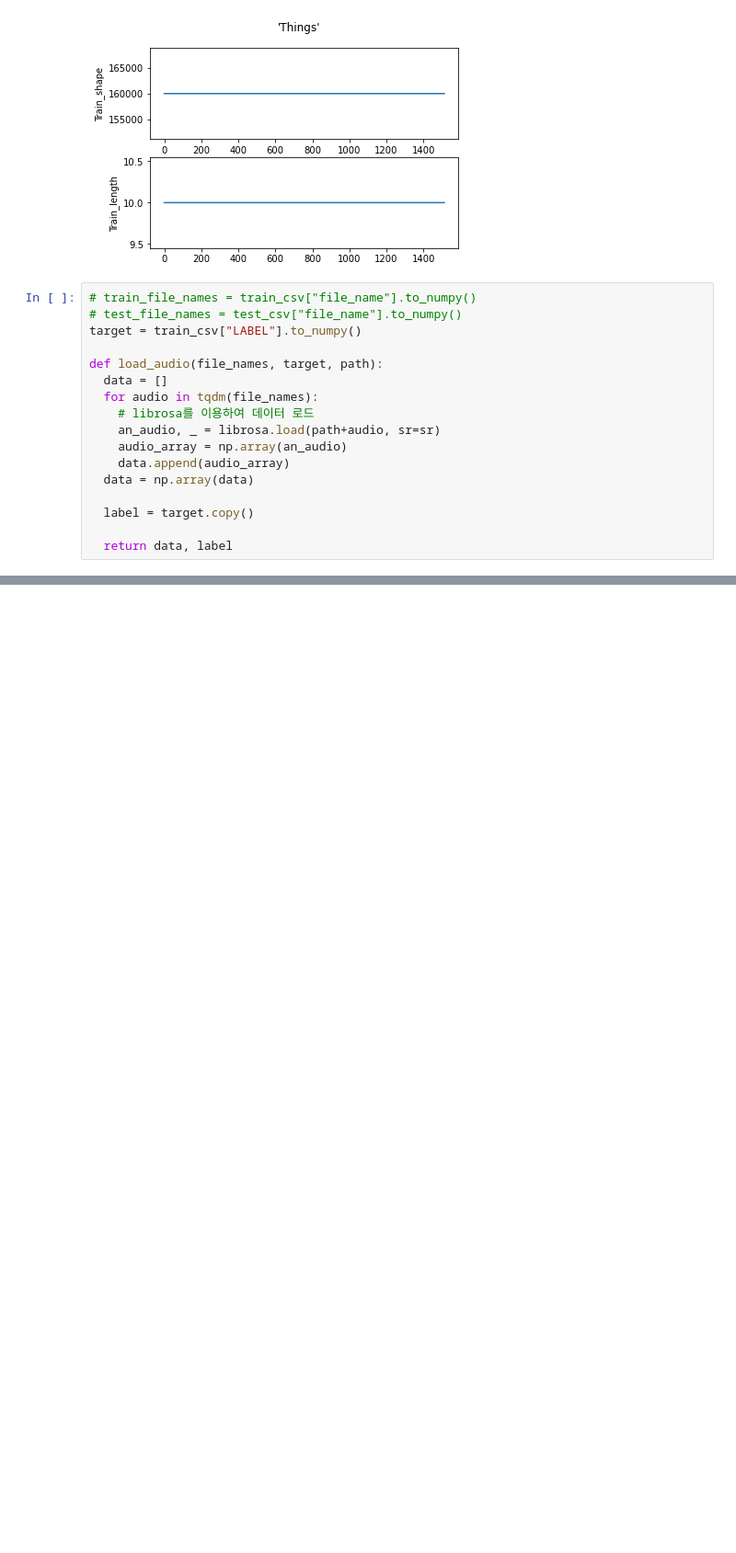
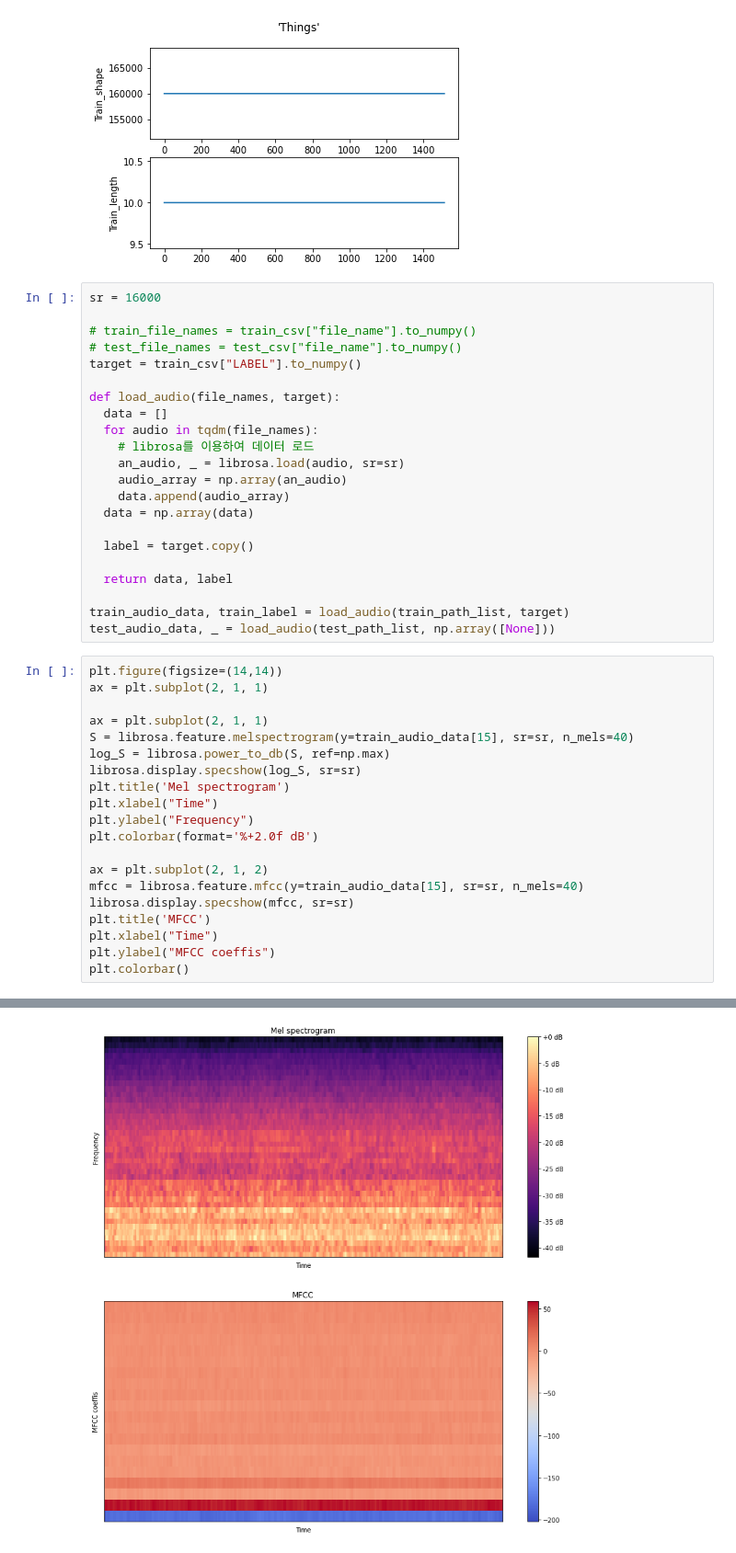
Before and after one commit to jsk4074/abnormal_machine_noise_classification, a Jupyter notebook: train.ipynb, the cells around one changed output, grey strips where cells are left out. Shown at 92% size. Cells and saved outputs as stored; diff of their text form; blank space fills up the shorter version.

```diff
--- a/train.ipynb
+++ b/train.ipynb
@@ -83,15 +81,17 @@ plot_things(test_path_list, sr)
 # %% [output]
 [figure]
 # %%
+sr = 16000
+
 # train_file_names = train_csv["file_name"].to_numpy()
 # test_file_names = test_csv["file_name"].to_numpy()
 target = train_csv["LABEL"].to_numpy()
 
-def load_audio(file_names, target, path):
+def load_audio(file_names, target):
   data = []
   for audio in tqdm(file_names):
     # librosa를 이용하여 데이터 로드
-    an_audio, _ = librosa.load(path+audio, sr=sr)
+    an_audio, _ = librosa.load(audio, sr=sr)
     audio_array = np.array(an_audio)
     data.append(audio_array)
   data = np.array(data)
@@ -99,3 +99,27 @@ def load_audio(file_names, target, path):
   label = target.copy()
 
   return data, label
+
+train_audio_data, train_label = load_audio(train_path_list, target)
+test_audio_data, _ = load_audio(test_path_list, np.array([None]))
+# %%
+plt.figure(figsize=(14,14))
+ax = plt.subplot(2, 1, 1)
+
+ax = plt.subplot(2, 1, 1)
+S = librosa.feature.melspectrogram(y=train_audio_data[15], sr=sr, n_mels=40)
+log_S = librosa.power_to_db(S, ref=np.max)
+librosa.display.specshow(log_S, sr=sr)
+plt.title('Mel spectrogram')
+plt.xlabel("Time")
+plt.ylabel("Frequency")
+plt.colorbar(format='%+2.0f dB')
+
+ax = plt.subplot(2, 1, 2)
+mfcc = librosa.feature.mfcc(y=train_audio_data[15], sr=sr, n_mels=40)
+librosa.display.specshow(mfcc, sr=sr)
+plt.title('MFCC')
+plt.xlabel("Time")
+plt.ylabel("MFCC coeffis")
+plt.colorbar()
+# %% [output]
@@ -101,0 +127 @@ def load_audio(file_names, target, path):
+[figure, added]
```
Also changed, not shown: parts of 6 cells of this notebook.
